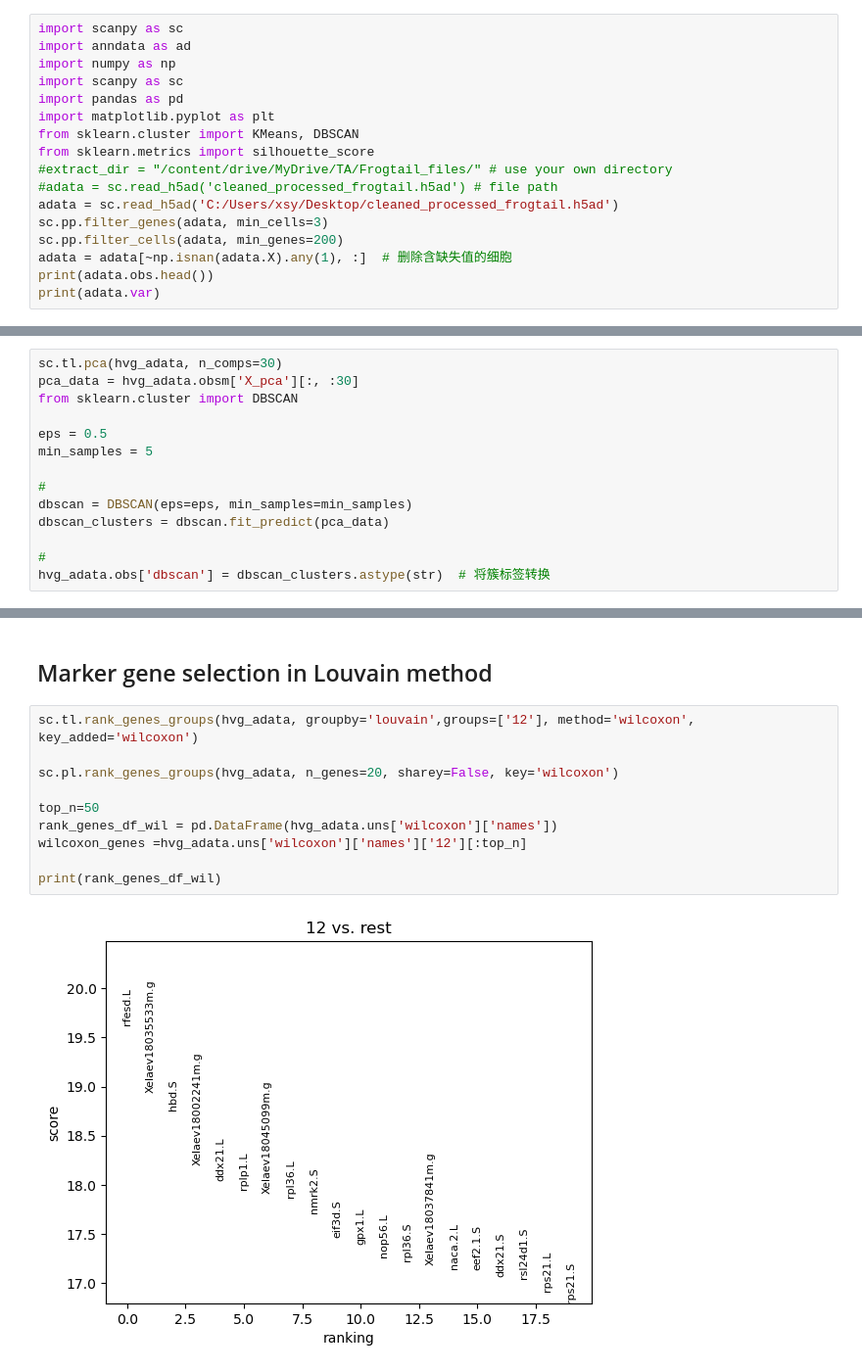
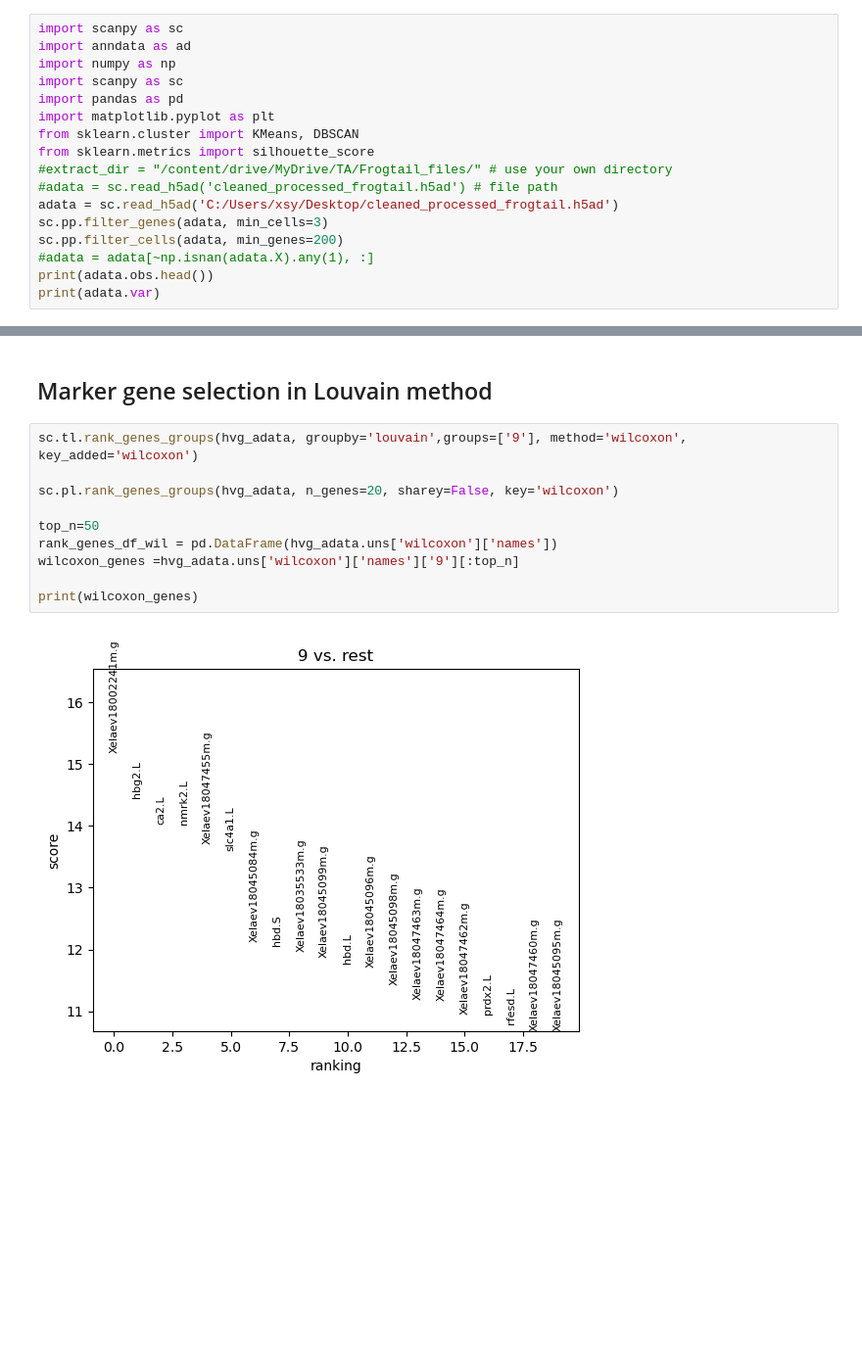
Before and after one commit to Songyin0521/APDS-homework, a Jupyter notebook: APDS_Project1.ipynb, the cells around one changed output, grey strips where cells are left out. Shown at 98% size. Cells and saved outputs as stored; diff of their text form; blank space fills up the shorter version.

```diff
--- a/APDS_Project1.ipynb
+++ b/APDS_Project1.ipynb
@@ -24,7 +24,7 @@ from sklearn.metrics import silhouette_score
 adata = sc.read_h5ad('C:/Users/xsy/Desktop/cleaned_processed_frogtail.h5ad')
 sc.pp.filter_genes(adata, min_cells=3)
 sc.pp.filter_cells(adata, min_genes=200)
-adata = adata[~np.isnan(adata.X).any(1), :]  # 删除含缺失值的细胞
+#adata = adata[~np.isnan(adata.X).any(1), :]
 print(adata.obs.head())
 print(adata.var)
 # %% [output]
@@ -186,14 +161,0 @@ print(rank_genes_df_t )
-# %%
-sc.tl.pca(hvg_adata, n_comps=30)
-pca_data = hvg_adata.obsm['X_pca'][:, :30]
-from sklearn.cluster import DBSCAN
-
-eps = 0.5
-min_samples = 5
-
-#
-dbscan = DBSCAN(eps=eps, min_samples=min_samples)
-dbscan_clusters = dbscan.fit_predict(pca_data)
-
-#
-hvg_adata.obs['dbscan'] = dbscan_clusters.astype(str)  # 将簇标签转换
@@ -415,14 +325,14 @@ plt.show()
 # %% [markdown]
 ## Marker gene selection in Louvain method
 # %%
-sc.tl.rank_genes_groups(hvg_adata, groupby='louvain',groups=['12'], method='wilcoxon', key_added='wilcoxon')
+sc.tl.rank_genes_groups(hvg_adata, groupby='louvain',groups=['9'], method='wilcoxon', key_added='wilcoxon')
 
 sc.pl.rank_genes_groups(hvg_adata, n_genes=20, sharey=False, key='wilcoxon')
 
 top_n=50
 rank_genes_df_wil = pd.DataFrame(hvg_adata.uns['wilcoxon']['names'])
-wilcoxon_genes =hvg_adata.uns['wilcoxon']['names']['12'][:top_n]
+wilcoxon_genes =hvg_adata.uns['wilcoxon']['names']['9'][:top_n]
 
-print(rank_genes_df_wil)
+print(wilcoxon_genes)
 # %% [output]
-[figure, old version]
+[figure, new version]
```
Also changed, not shown: parts of 22 cells of this notebook, 1 other file.
